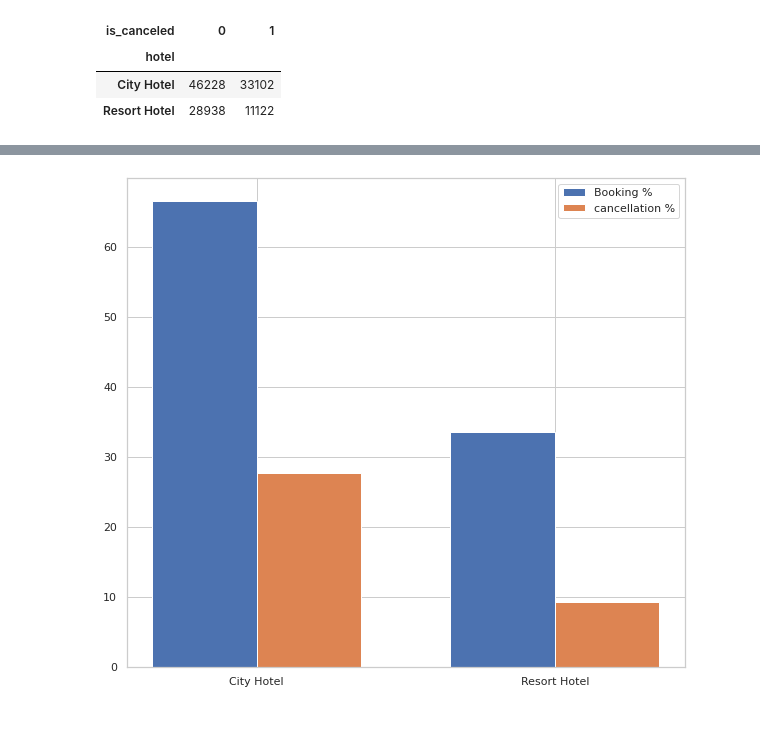
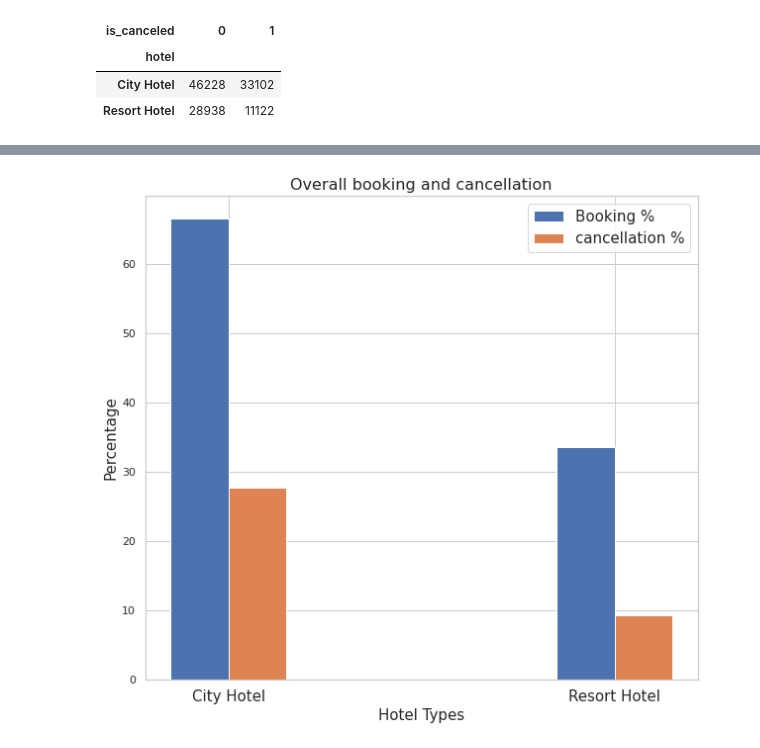
Before and after one commit to DebarajPurohit/Hotel_booking_analysis, a Jupyter notebook: Hotel_Booking_Analysis_Capstone_Project.ipynb, the cells around one changed output, grey strips where cells are left out. Cells and saved outputs as stored; diff of their text form; code cells hidden in the pictures; blank space fills up the shorter version.

```diff
--- a/Hotel_Booking_Analysis_Capstone_Project.ipynb
+++ b/Hotel_Booking_Analysis_Capstone_Project.ipynb
@@ -178,8 +166,3 @@ Total_booking_3years
 Total_booking_3years.index
 # %% [output]
 Index(['City Hotel', 'Resort Hotel'], dtype='object', name='hotel')
-# %%
-sns.set_theme(style='whitegrid')
-Total_booking_3years['Hotel']= Total_booking_3years.index
-sns.barplot(x= 'Hotel',y= '% Booking', data= Total_booking_3years)
-#Total_booking_3years
@@ -221,7 +211,7 @@ cancellation_df
 | City Hotel | 46228 | 33102 |
 | Resort Hotel | 28938 | 11122 |
 # %%
-cancellation_df.rename(columns = {1:'canceled bookings',0:'not canceled bookings'}, inplace= True)
+cancellation_df.rename(columns = {1:'canceled bookings',0:'confirmed bookings'}, inplace= True)
 # %%
 cancellation_df.info()
 # %% [output]
@@ -235,7 +225,7 @@ Data columns (total 2 columns):
 dtypes: int64(2)
 memory usage: 48.0+ bytes
 # %%
-cancellation_df['Total_booking_hotel_wise'] = cancellation_df['not canceled bookings']+ cancellation_df['canceled bookings']
+cancellation_df['Total_booking_hotel_wise'] = cancellation_df['confirmed bookings']+ cancellation_df['canceled bookings']
 # %%
 cancellation_df
 # %% [output]
@@ -275,20 +265,19 @@ cancellation_df
 | City Hotel | City Hotel | 46228 | 33102 | 79330 | 66.446101 | ... |
 | Resort Hotel | Resort Hotel | 28938 | 11122 | 40060 | 33.553899 | ... |
 # %%
-#plt.figure(figsize=(8,8))
-
 fig, ax1= plt.subplots(figsize=(10,9))
-#sns.barplot(x= 'HotelType', y='Booking_%_wrt_total_booking', data= cancellation_df, ax=ax1)
+#sns.barplot(kind= 'bar', x= 'HotelType', y='Booking_%_wrt_total_booking', data= cancellation_df, ax=ax1)
 labels = ['City Hotel', 'Resort Hotel']
 x = np.arange(len(labels))
-width = 0.35
-rect1 = ax1.bar(x-width/2,'Booking_%_wrt_total_booking', width, label='Booking %', data= cancellation_df)
-rect2 = ax1.bar(x+width/2,'cancellation_%_wrt_total_booking', width, label='cancellation %', data= cancellation_df)
-ax1.set_xlabel = 'Hotel Types'
-ax1.set_ylabel = 'Percentage'
+width = 0.15
+ax1.bar(x-width/2,'Booking_%_wrt_total_booking', width, label='Booking %', data= cancellation_df)
+ax1.set_xlabel('Hotel Types', fontsize= 15)
+ax1.bar(x+width/2,'cancellation_%_wrt_total_booking', width, label='cancellation %', data= cancellation_df)
+ax1.set_ylabel('Percentage', fontsize= 15)
+ax1.set_title('Overall booking and cancellation', fontsize= 16)
 ax1.set_xticks(x)
-ax1.set_xticklabels(labels)
-ax1.legend()
+ax1.set_xticklabels(labels, fontsize= 15)
+ax1.legend(fontsize= 15)
 plt.show()
 # %% [output]
-[figure, old version]
+[figure, new version]
```
Also changed, not shown: parts of 19 cells of this notebook.
